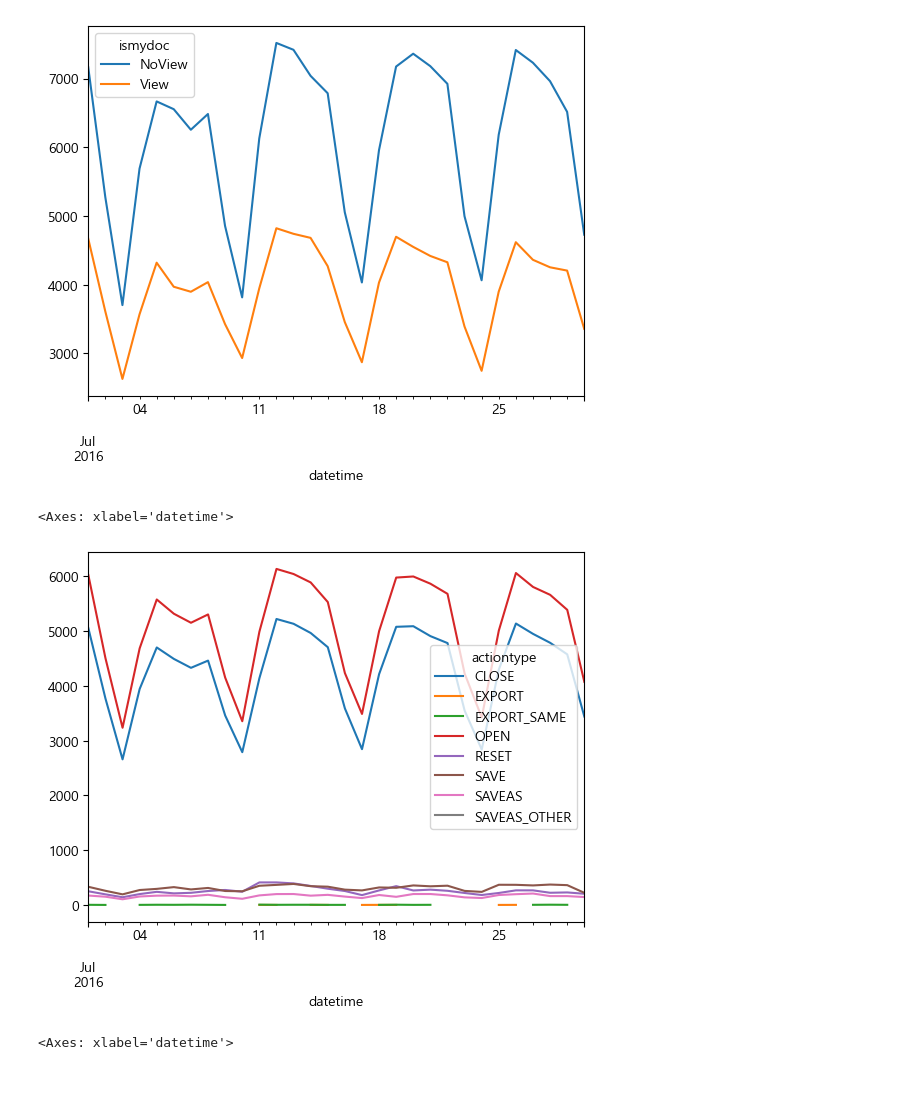
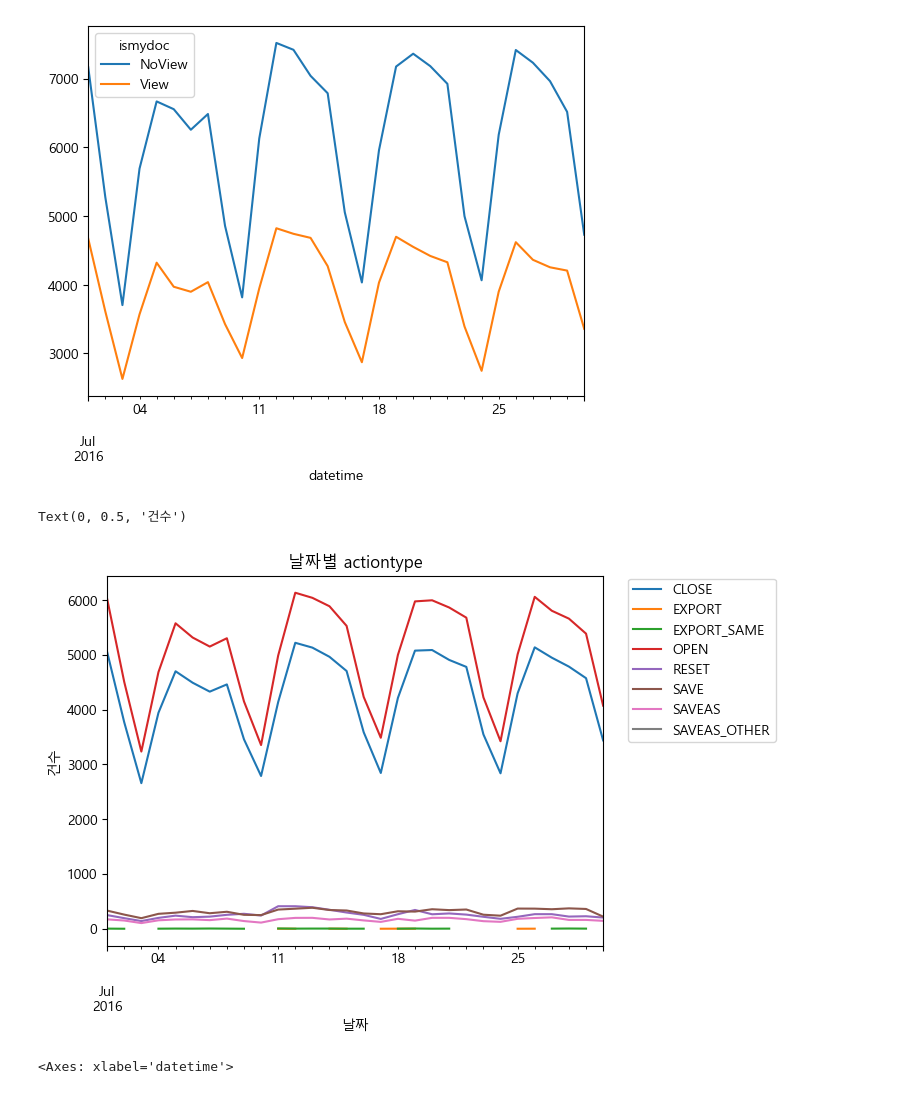
Before and after one commit to KIMJEONGSU/logs, a Jupyter notebook: logs.ipynb, the cells around one changed output. Cells and saved outputs as stored; diff of their text form; code cells hidden in the pictures.

```diff
--- a/logs.ipynb
+++ b/logs.ipynb
@@ -164,9 +148,13 @@ log.groupby(['datetime','ismydoc']).size().unstack().plot()
 [figure]
 # %%
 log.groupby(['datetime','actiontype']).size().unstack().plot()
+plt.legend(loc=[1.05,0.55])
+plt.title('날짜별 actiontype')
+plt.xlabel('날짜')
+plt.ylabel('건수')
 # %% [output]
-<Axes: xlabel='datetime'>
+Text(0, 0.5, '건수')
-[figure, old version]
+[figure, new version]
 # %%
 log.groupby(['datetime','version_old']).size().unstack().plot()
 # %% [output]
```
Also changed, not shown: parts of 15 cells of this notebook, 13 other files.
